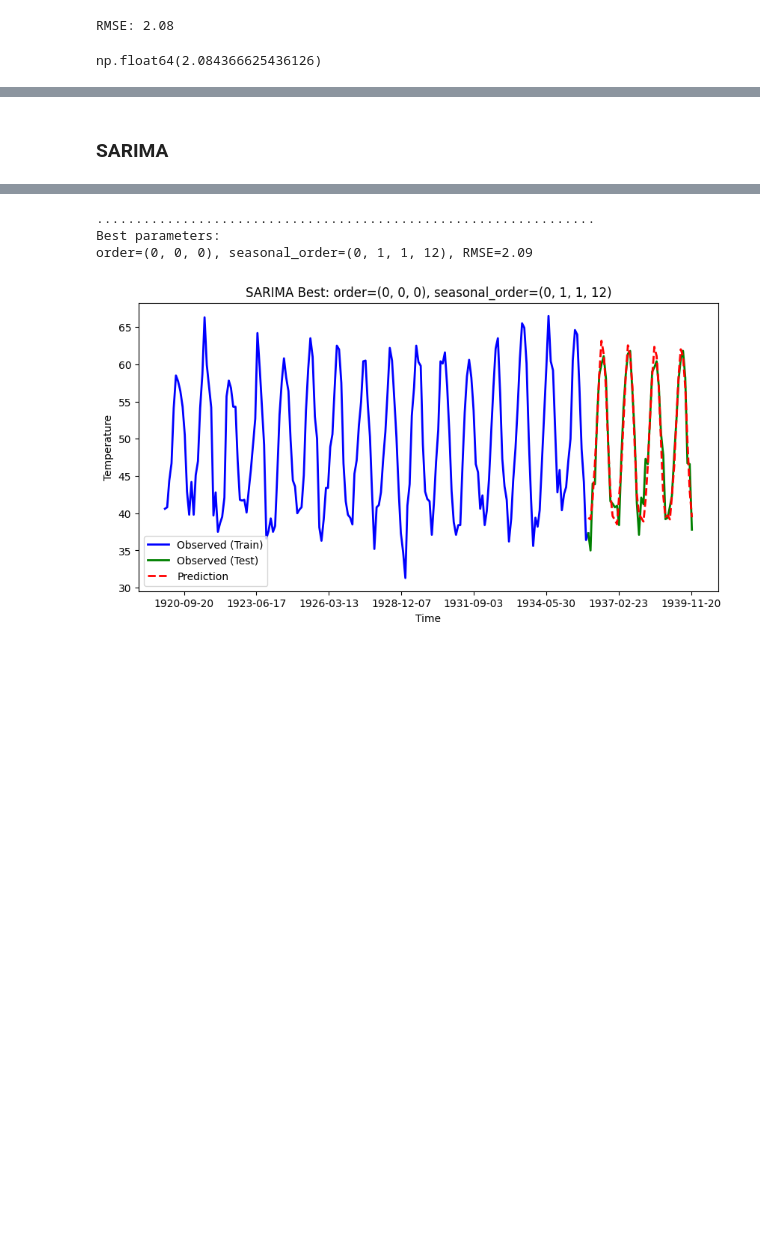
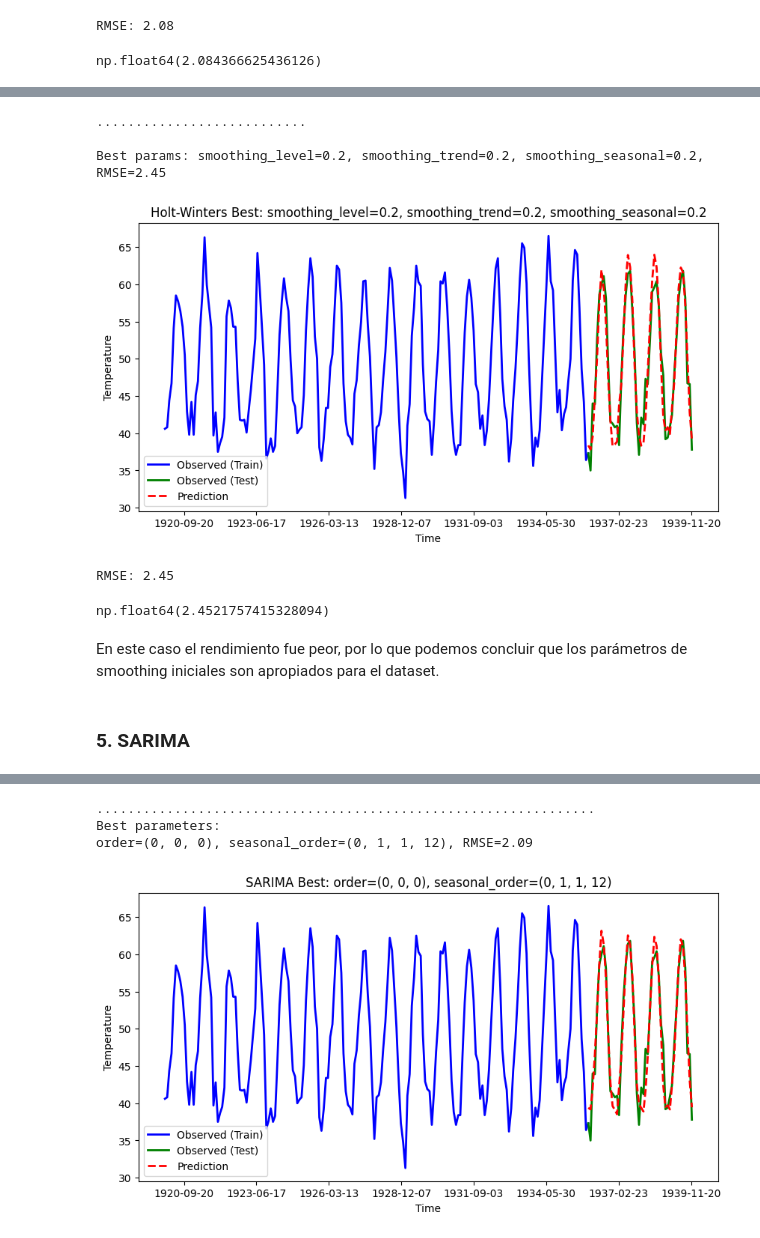
Before and after one commit to Its-Japo/DataScience, a Jupyter notebook: Lab1/main.ipynb, the cells around one changed output, grey strips where cells are left out. Cells and saved outputs as stored; diff of their text form; code cells hidden in the pictures; blank space fills up the shorter version.

```diff
--- a/Lab1/main.ipynb
+++ b/Lab1/main.ipynb
@@ -793,5 +740,67 @@ np.float64(2.084366625436126)
+# %%
+from statsmodels.tsa.holtwinters import ExponentialSmoothing
+import numpy as np
+
+seasonal_periods = 12
+trend = 'add'
+seasonal = 'add'
+
+smoothing_level_options = [0.2, 0.5, 0.8]
+smoothing_trend_options = [0.2, 0.5, 0.8]
+smoothing_seasonal_options = [0.2, 0.5, 0.8]
+
+best_rmse = float('inf')
+best_params = None
+best_preds = None
+
+for smoothing_level in smoothing_level_options:
+    for smoothing_trend in smoothing_trend_options:
+        for smoothing_seasonal in smoothing_seasonal_options:
+            history = list(train['Temperature'])
+            preds = []
+            try:
+                for t in range(len(test)):
+                    model = ExponentialSmoothing(
+                        history,
+                        trend=trend,
+                        seasonal=seasonal,
+                        seasonal_periods=seasonal_periods
+                    ).fit(
+                        smoothing_level=smoothing_level,
+                        smoothing_trend=smoothing_trend,
+                        smoothing_seasonal=smoothing_seasonal,
+                        optimized=False
+                    )
+                    pred = model.forecast(1)[0]
+                    preds.append(pred)
+                    history.append(test['Temperature'].iloc[t])
+                rmse = np.sqrt(mean_squared_error(test['Temperature'], preds))
+                if rmse < best_rmse:
+                    best_rmse = rmse
+                    best_params = (smoothing_level, smoothing_trend, smoothing_seasonal)
+                    best_preds = preds
+                print('.', end='', flush=True)
+            except Exception:
+                print('x', end='', flush=True)
+
+print(f"\n\nBest params: smoothing_level={best_params[0]}, smoothing_trend={best_params[1]}, smoothing_seasonal={best_params[2]}, RMSE={best_rmse:.2f}")
+
+plot_walk_forward(
+    train, test, best_preds, col='Temperature',
+    title=f"Holt-Winters Best: smoothing_level={best_params[0]}, smoothing_trend={best_params[1]}, smoothing_seasonal={best_params[2]}",
+    ylabel="Temperature"
+)
+# %% [output]
+...........................
+
+Best params: smoothing_level=0.2, smoothing_trend=0.2, smoothing_seasonal=0.2, RMSE=2.45
+[figure, added]
+RMSE: 2.45
+np.float64(2.4521757415328094)
+# %% [markdown]
+En este caso el rendimiento fue peor, por lo que podemos concluir que los parámetros de smoothing iniciales son apropiados para el dataset.
 # %% [markdown]
-### SARIMA
+### 5. SARIMA
 # %%
 from statsmodels.tsa.statespace.sarimax import SARIMAX
 
```
Also changed, not shown: parts of 21 cells of this notebook.
